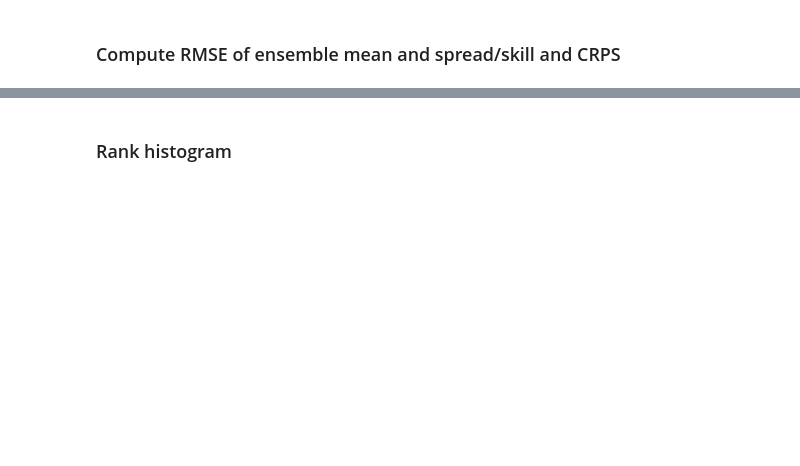
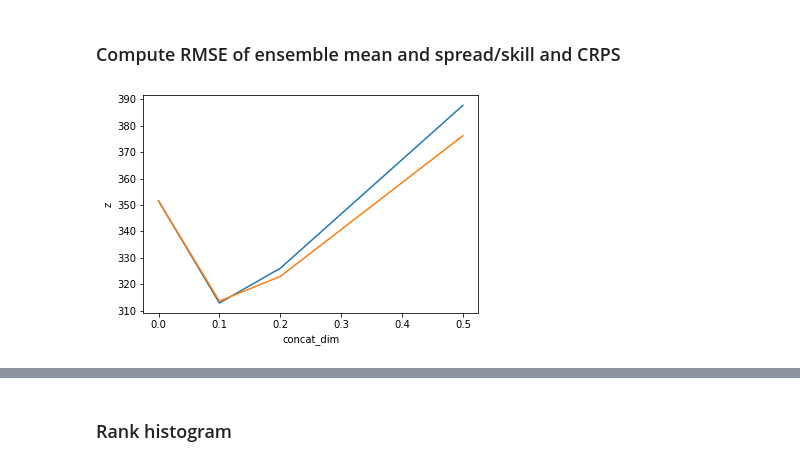
Before and after one commit to sagar-garg/WeatherBench, a Jupyter notebook: nbs_probabilistic/all-scores-comparison.ipynb, the cells around one changed output, grey strips where cells are left out. Cells and saved outputs as stored; diff of their text form; code cells hidden in the pictures; blank space fills up the shorter version.

```diff
--- a/nbs_probabilistic/all-scores-comparison.ipynb
+++ b/nbs_probabilistic/all-scores-comparison.ipynb
@@ -387,5 +464,12 @@ rmses = xr.open_dataset('tmp/dropout_rmse.nc')
 maes = xr.open_dataset('tmp/dropout_mae.nc')
 crpss = xr.open_dataset('tmp/dropout_crps.nc')
 spread_skills = xr.open_dataset('tmp/dropout_spreadskill.nc')
+# %%
+rmses_det = xr.open_dataset('tmp/dropout_det_rmse.nc')
+# %%
+rmses.z.plot();
+rmses_det.z.plot();
+# %% [output]
+[figure, added]
 # %%
 crpss[['z', 't', 't2m', 'tp']].isel(concat_dim=3).load()
```
Also changed, not shown: parts of 24 cells of this notebook, 1 other file.
